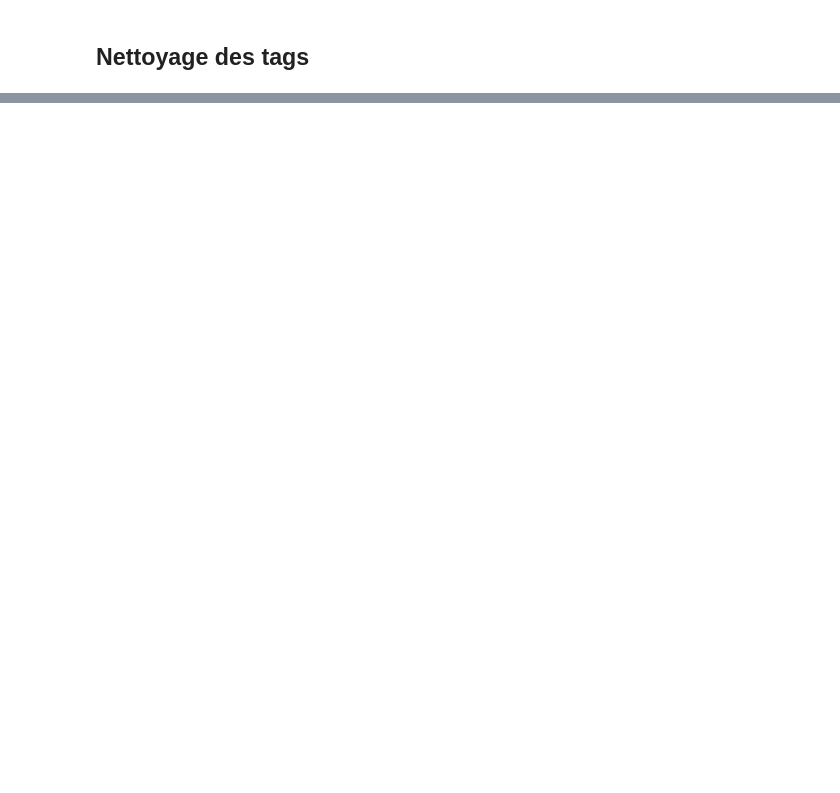
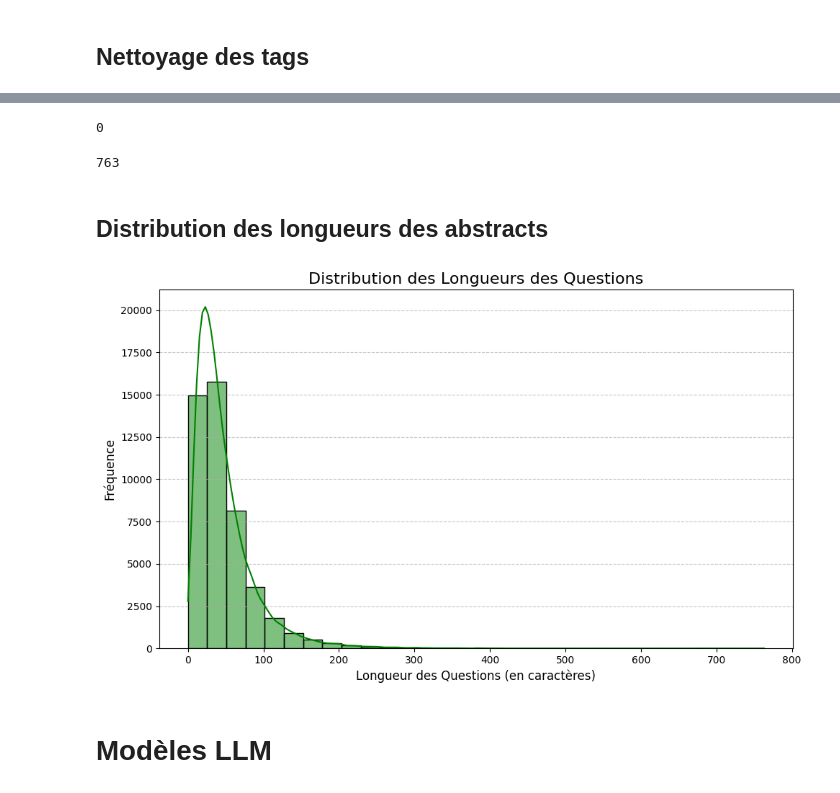
Before and after one commit to eleffa/suggestion_de_tags, a Jupyter notebook: suggestions-de-tags.ipynb, the cells around one changed output, grey strips where cells are left out. Saved outputs shown, nothing was run; the diff lists cells and outputs as text; code cells hidden in the pictures; blank space fills up the shorter version.

```diff
--- a/suggestions-de-tags.ipynb
+++ b/suggestions-de-tags.ipynb
@@ -95,0 +319,6 @@ Name: Tags, Length: 46500, dtype: object
+# %%
+def cal_len(data):
+    return len(data)
+
+df['body_length']= df['Body'].str.split().apply(lambda z:cal_len(z))
+df.head()
@@ -95,0 +356,10 @@ Name: Tags, Length: 46500, dtype: object
+# %%
+df['body_length'].min()
+# %% [output]
+0
+# %%
+df['body_length'].max()
+# %% [output]
+763
+# %% [markdown]
+## Distribution des longueurs des abstracts
@@ -95,0 +374,19 @@ Name: Tags, Length: 46500, dtype: object
+# %%
+# Tracer l'histogramme
+plt.figure(figsize=(10, 6))
+sns.histplot(
+    df['body_length'],
+    bins=30,  # Nombre de bins
+    kde=True,  # Ajouter une courbe KDE pour visualiser la densité
+    color='green'  # Couleur de l'histogramme
+)
+plt.title('Distribution des Longueurs des Questions', fontsize=16)
+plt.xlabel('Longueur des Questions (en caractères)', fontsize=12)
+plt.ylabel('Fréquence', fontsize=12)
+plt.grid(axis='y', linestyle='--', alpha=0.7)  # Ajouter une grille pour plus de lisibilité
+plt.tight_layout()  # Ajuster les marges pour éviter que le graphique soit coupé
+plt.show()
+# %% [output]
+[figure, added]
+# %% [markdown]
+# Modèles LLM
```
Also changed, not shown: parts of 34 cells of this notebook.
